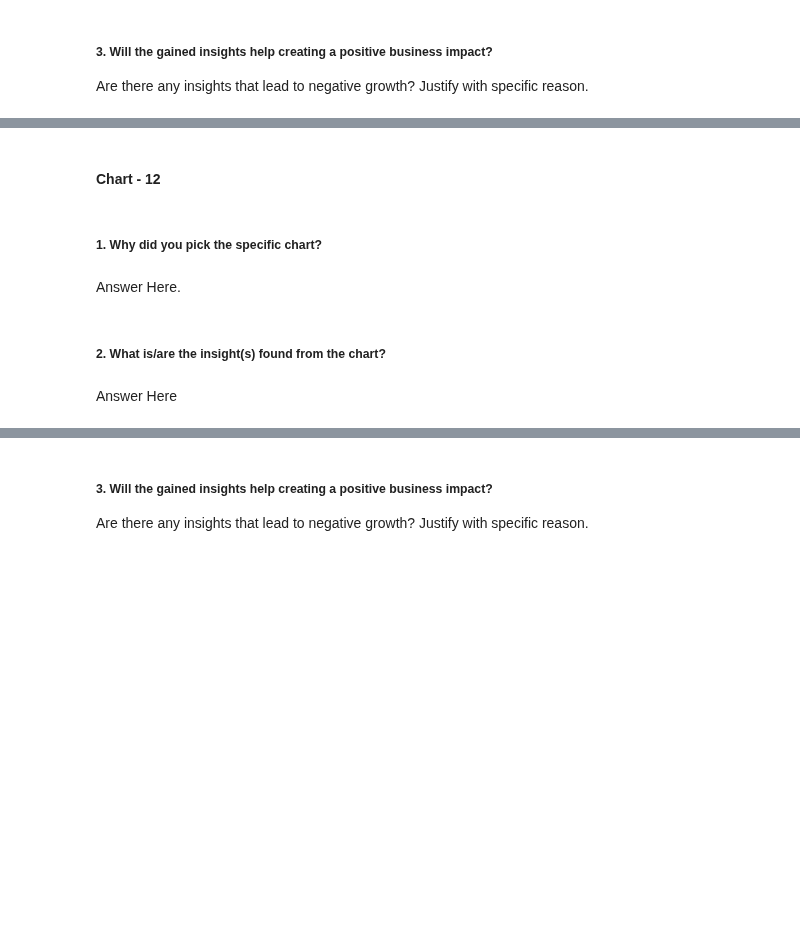
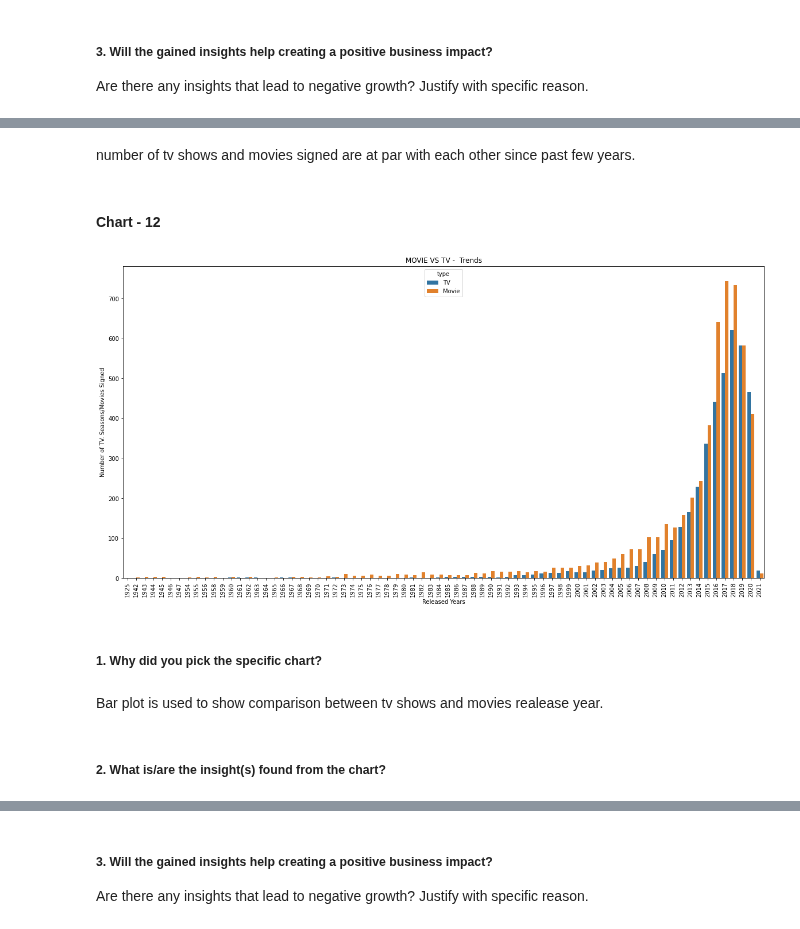
Before and after one commit to Shashank251225/NETFLIX-MOVIES-AND-TV-SHOWS-CLUSTERING, a Jupyter notebook: NETFLIX_MOVIES_AND_TV_SHOWS_CLUSTERING.ipynb, the cells around one changed output, grey strips where cells are left out. Cells and saved outputs as stored; diff of their text form; code cells hidden in the pictures; blank space fills up the shorter version.

```diff
--- a/NETFLIX_MOVIES_AND_TV_SHOWS_CLUSTERING.ipynb
+++ b/NETFLIX_MOVIES_AND_TV_SHOWS_CLUSTERING.ipynb
@@ -711,2 +779,4 @@ Answer Here
+# %% [markdown]
+number of tv shows and movies signed are at par with each other since past few years.
 # %% [markdown]
 #### Chart - 12
@@ -715,8 +783,24 @@ Answer Here
+# %%
+# Chart - 12 visualization code
+# Tv shows vs movies release year
+tv = compare[compare['type'] == 'TV Show'].groupby(['Released Years']).agg(count = ('title','count')).reset_index()
+tv['type'] = 'TV'
+movie = compare[compare['type'] != 'TV Show'].groupby(['Released Years']).agg(count = ('title','count')).reset_index()
+movie['type'] = 'Movie'
+# %%
+data = pd.concat([tv, movie], axis = 0)
+# %%
+plt.figure(figsize = (20,10))
+sns.barplot(x = 'Released Years', y='count', hue = 'type', data = data)
+plt.title('MOVIE VS TV -  Trends')
+plt.xlabel('Released Years')
+plt.xticks(rotation = 90)
+_ = plt.ylabel('Number of TV. Seasons/Movies Signed')
+# %% [output]
+[figure, added]
 # %% [markdown]
 ##### 1. Why did you pick the specific chart?
-# %% [markdown]
-Answer Here.
+# %% [markdown]
+Bar plot is used to show comparison between tv shows and movies realease year.
 # %% [markdown]
 ##### 2. What is/are the insight(s) found from the chart?
-# %% [markdown]
-Answer Here
```
Also changed, not shown: parts of 64 cells of this notebook.
